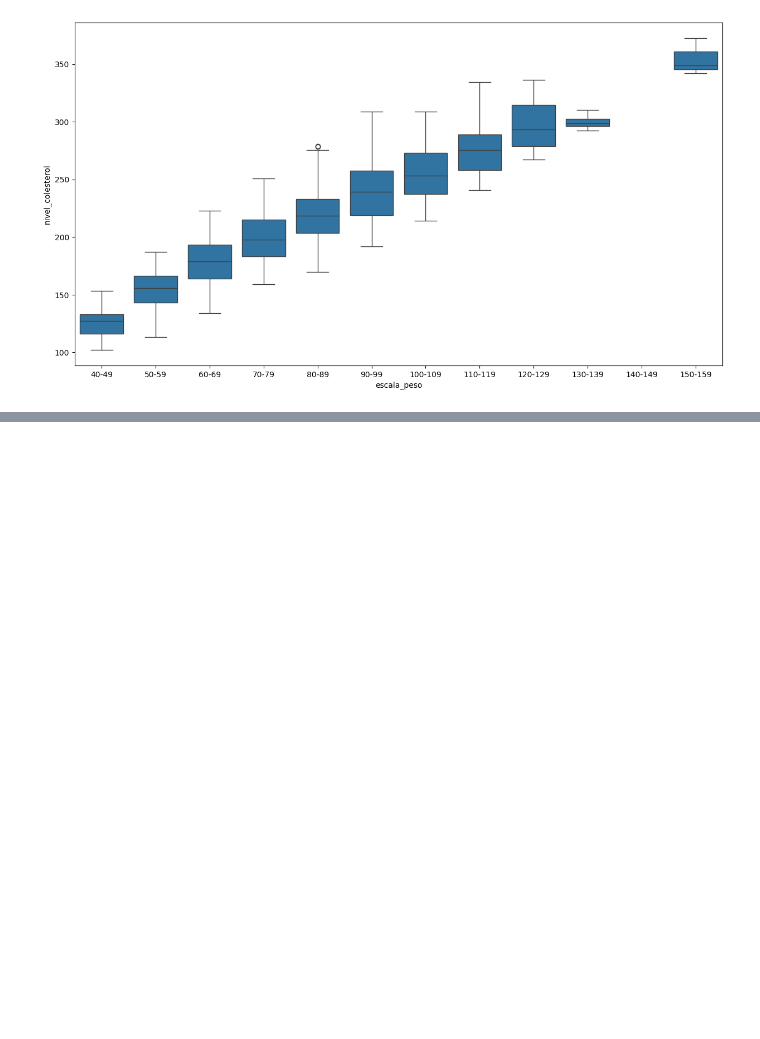
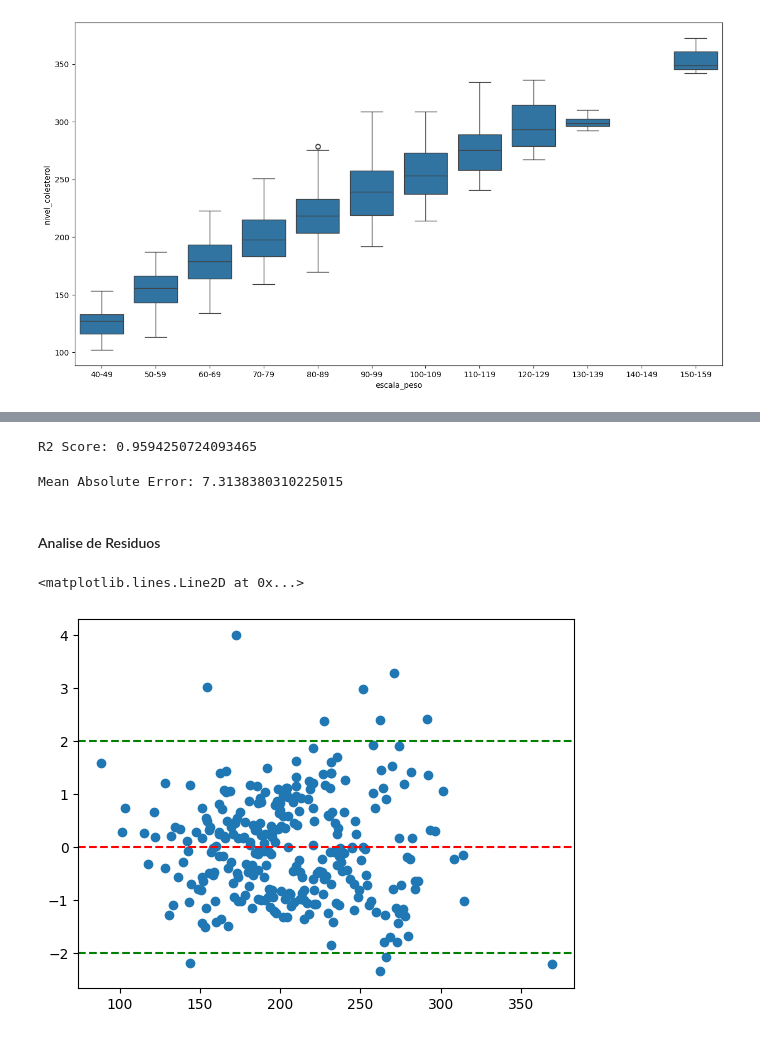
Before and after one commit to AlexandreFeltrin/EstudoIA, a Jupyter notebook: RegressãoLinearMultipla/predict_colesterol.ipynb, the cells around one changed output, grey strips where cells are left out. Saved outputs shown, nothing was run; the diff lists cells and outputs as text; code cells hidden in the pictures; blank space fills up the shorter version.

Commit message:
predict in app

```diff
--- a/RegressãoLinearMultipla/predict_colesterol.ipynb
+++ b/RegressãoLinearMultipla/predict_colesterol.ipynb
@@ -345,0 +430,3 @@ from sklearn.impute import SimpleImputer
+# %%
+# Treinar o modelo
+model_regre.fit(X_train, y_train)
@@ -345,0 +453,36 @@ from sklearn.impute import SimpleImputer
+# %%
+y_pred = model_regre.predict(X_test)
+# %%
+# Calcular o R2 Score
+r2 = r2_score(y_test, y_pred)
+print('R2 Score:', r2)
+# %% [output]
+R2 Score: 0.9594250724093465
+# %%
+# Calcular o Mean Absolute Error
+mae = mean_absolute_error(y_test, y_pred)
+print('Mean Absolute Error:', mae)
+# %% [output]
+Mean Absolute Error: 7.3138380310225015
+# %% [markdown]
+#### Analise de Residuos
+# %%
+residuos = y_test - y_pred
+# %%
+# Transformar residuos na escala padrão - distribuição normal
+#(X-mean)/ desvio padrao
+
+from scipy.stats import zscore
+
+residuos_std = zscore(residuos)
+# %%
+# Verificar linearidade dos residuos: Valores entre -2 e 2
+# Verificar Homocedasticidade dos residuos: Valores em torno da reta
+
+plt.scatter(x = y_pred, y = residuos_std)
+plt.axhline(y=0, color='r', linestyle='--')
+plt.axhline(y=2, color='g', linestyle='--')
+plt.axhline(y=-2, color='g', linestyle='--')
+# %% [output]
+<matplotlib.lines.Line2D at 0x...>
+[figure, added]
```
Also changed, not shown: parts of 31 cells of this notebook, 6 other files.
